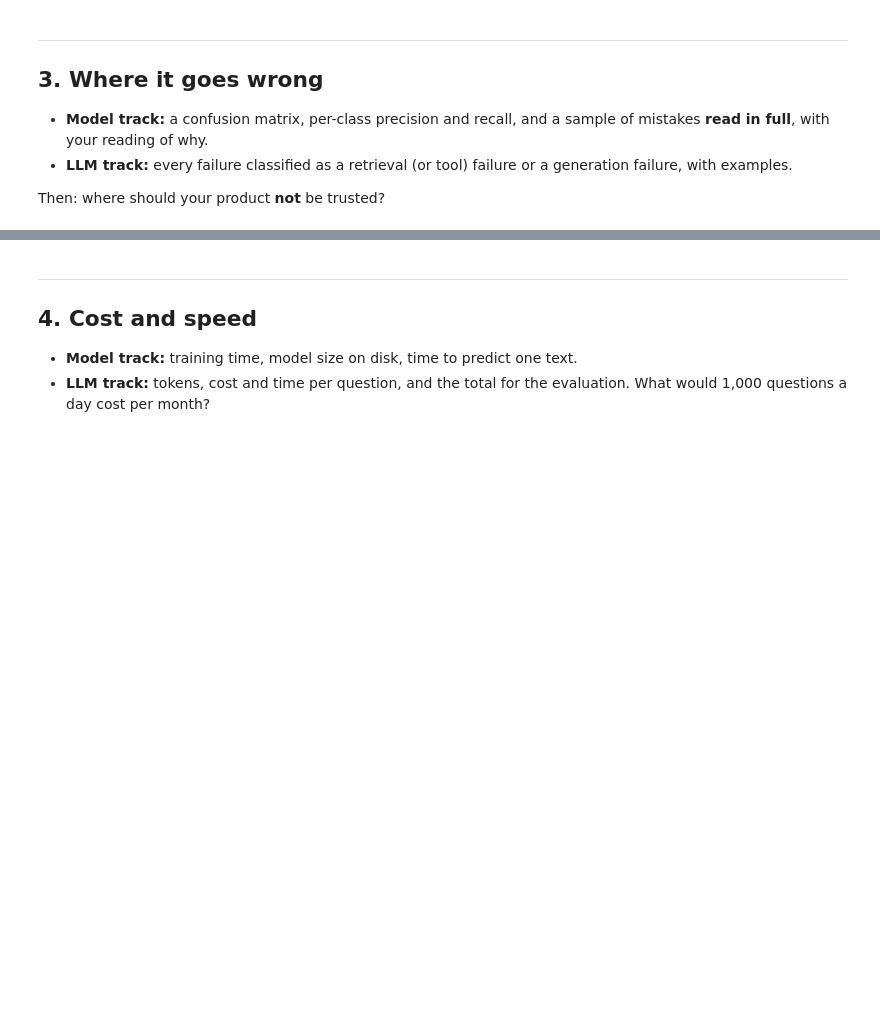
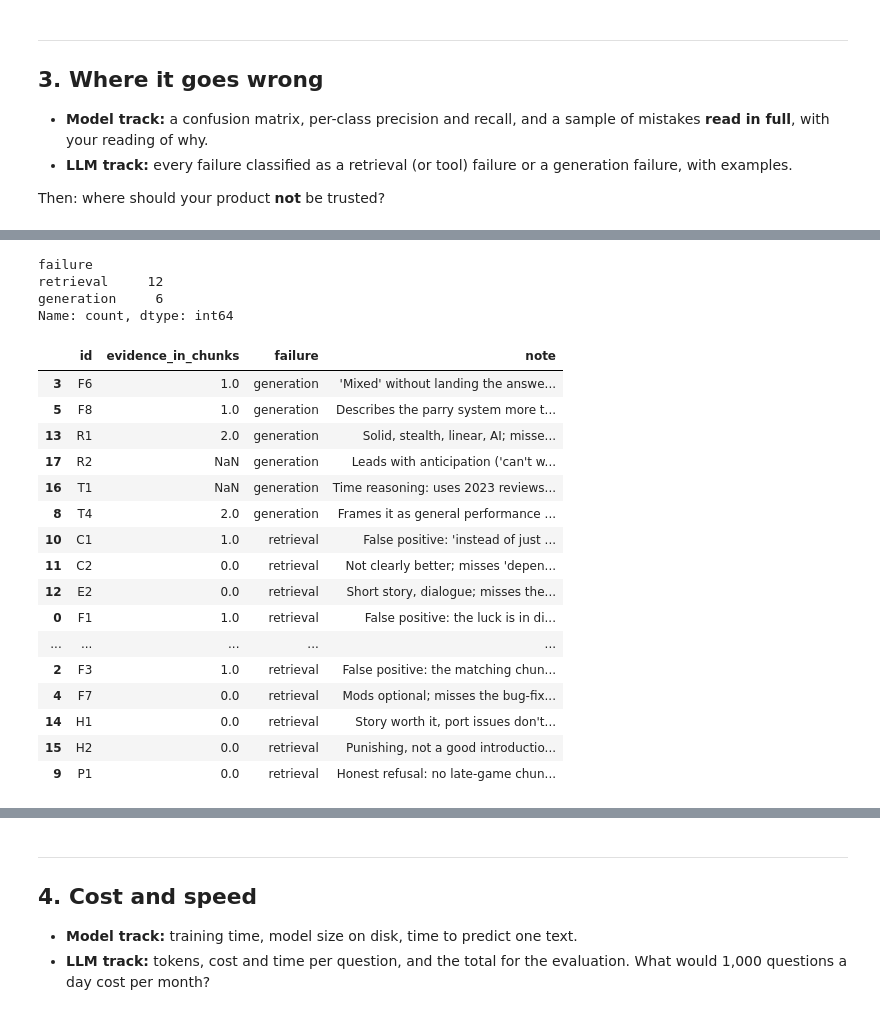
Before and after one commit to nachocarbovalle/IronHack-Final-Project-, a Jupyter notebook: notebooks/03_evaluate.ipynb, the cells around one changed output, grey strips where cells are left out. Cells and saved outputs as stored; diff of their text form; code cells hidden in the pictures; blank space fills up the shorter version.

```diff
--- a/notebooks/03_evaluate.ipynb
+++ b/notebooks/03_evaluate.ipynb
@@ -47,0 +308,5 @@ Then: where should your product **not** be trusted?
+# %%
+qid = "F8"   # change to inspect any question
+q = questions.loc[qid]
+for h in retrieve(q["question"], collection, embedder, k=config["k"], game=q["game"]).itertuples():
+    print(f"[{h.review_id}] {textwrap.fill(h.text, 110)}\n")
@@ -47,0 +331,10 @@ Then: where should your product **not** be trusted?
+# %%
+for qid in ["F6", "F3", "F10", "F1", "C1"]:
+    q = questions.loc[qid]
+    hits = retrieve(q["question"], collection, embedder, k=config["k"], game=q["game"])
+    matched = hits[hits["text"].str.contains(missing_evidence[qid], case=False, regex=True)]
+    print(f"========== {qid}: {graded.loc[qid, 'note']}")
+    for h in matched.itertuples():
+        m = re.search(missing_evidence[qid], h.text, flags=re.IGNORECASE)
+        start = max(m.start() - 150, 0)
+        print(f"[{h.review_id}] ...{h.text[start:m.end() + 150]}...\n")
@@ -47,0 +359,35 @@ Then: where should your product **not** be trusted?
+# %%
+# Read in full above: these matches were false positives, so the evidence was not really in the chunks
+reclassify = {
+    "F3":  "False positive: the matching chunk is a fan's view, not non-fans' reasons",
+    "F10": "False positive: the chunk says the game 'never crashed' (negation)",
+    "F1":  "False positive: the luck is in dialogue skill checks, not combat dice",
+    "C1":  "False positive: 'instead of just copying it' is praise, not criticism",
+}
+for qid, reason in reclassify.items():
+    failures.loc[failures["id"] == qid, ["failure", "note"]] = ["retrieval", reason]
+
+print(failures["failure"].value_counts())
+failures.sort_values(["failure", "id"])
+# %% [output]
+failure
+retrieval     12
+generation     6
+Name: count, dtype: int64
+|  | id | evidence_in_chunks | failure | note |
+| 3 | F6 | 1.0 | generation | 'Mixed' without landing the answe... |
+| 5 | F8 | 1.0 | generation | Describes the parry system more t... |
+| 13 | R1 | 2.0 | generation | Solid, stealth, linear, AI; misse... |
+| 17 | R2 | NaN | generation | Leads with anticipation ('can't w... |
+| 16 | T1 | NaN | generation | Time reasoning: uses 2023 reviews... |
+| 8 | T4 | 2.0 | generation | Frames it as general performance ... |
+| 10 | C1 | 1.0 | retrieval | False positive: 'instead of just ... |
+| 11 | C2 | 0.0 | retrieval | Not clearly better; misses 'depen... |
+| 12 | E2 | 0.0 | retrieval | Short story, dialogue; misses the... |
+| 0 | F1 | 1.0 | retrieval | False positive: the luck is in di... |
+| ... | ... | ... | ... | ... |
+| 2 | F3 | 1.0 | retrieval | False positive: the matching chun... |
+| 4 | F7 | 0.0 | retrieval | Mods optional; misses the bug-fix... |
+| 14 | H1 | 0.0 | retrieval | Story worth it, port issues don't... |
+| 15 | H2 | 0.0 | retrieval | Punishing, not a good introductio... |
+| 9 | P1 | 0.0 | retrieval | Honest refusal: no late-game chun... |
```
Also changed, not shown: parts of 22 cells of this notebook, 3 other files.
